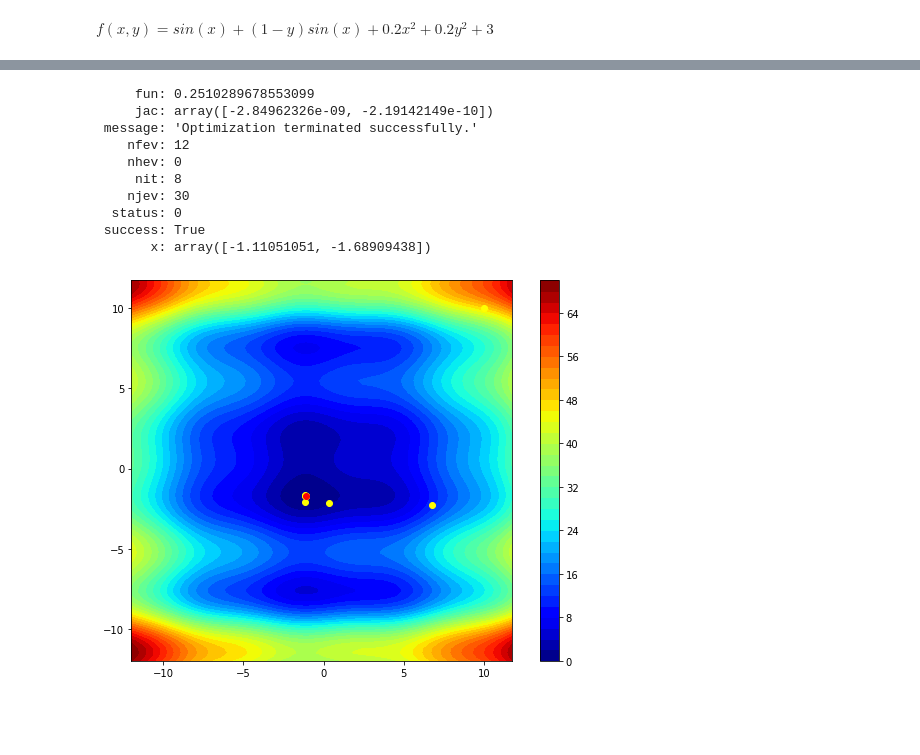
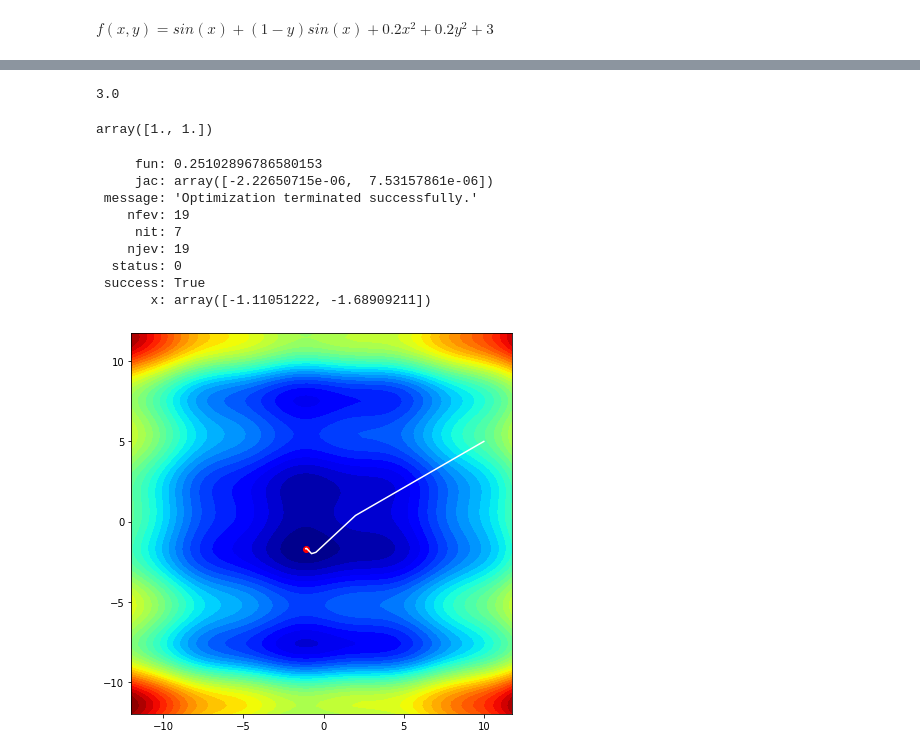
Before and after one commit to semeniuta/Optimization-Notebooks, a Jupyter notebook: iterarative_multiple_minima.ipynb, the cells around one changed output, grey strips where cells are left out. Drawn from its saved outputs; the diff is of its cells as text; code cells hidden in the pictures; blank space fills up the shorter version.

```diff
--- a/iterarative_multiple_minima.ipynb
+++ b/iterarative_multiple_minima.ipynb
@@ -64,5 +74,13 @@ func_hess = hessian(func)
+# %%
+func([0, 0])
+# %% [output]
+3.0
+# %%
+func_grad(np.array([0., 0.]))
+# %% [output]
+array([1., 1.])
 # %%
-guess = [10, 10]
+guess = [10, 5]
 
 x_interim = [guess, ]
 
@@ -72,35 +90,33 @@ def monitor(x):
 res = opt.minimize(
     func,
     x0=guess,
-    method='Newton-CG',
+    method='CG',
     jac=func_grad,
-    #hess=func_hess,
-    options={'eps': 4e-2},
     callback=monitor
 )
 
 print(res)
 # %% [output]
-     fun: 0.2510289678553099
-     jac: array([-2.84962326e-09, -2.19142149e-10])
+     fun: 0.25102896786580153
+     jac: array([-2.22650715e-06,  7.53157861e-06])
  message: 'Optimization terminated successfully.'
-    nfev: 12
-    nhev: 0
-     nit: 8
-    njev: 30
+    nfev: 19
+     nit: 7
+    njev: 19
   status: 0
  success: True
-       x: array([-1.11051051, -1.68909438])
+       x: array([-1.11051222, -1.68909211])
 # %%
 x_interim_np = np.array(x_interim)
 
-fig = plt.figure(figsize=(10, 7))
+fig, ax = plt.subplots(figsize=(10, 7))
+ax.set_aspect('equal')
 
-plot_contour(domain_xy[0], domain_xy[1], func_z, fig=fig, cmap='jet', levels=40)
+ax.contourf(domain_xy[0], domain_xy[1], func_z, cmap='jet', levels=40)
 
-plt.scatter(x_interim_np[:, 0], x_interim_np[:, 1], color='yellow')
+ax.plot(x_interim_np[:, 0], x_interim_np[:, 1], color='white')
+ax.scatter(res.x[0], res.x[1], color='r')
 
-plt.scatter(res.x[0], res.x[1], color='r')
 plt.show()
 # %% [output]
-[figure, old version]
+[figure, new version]
```
Also changed, not shown: parts of 4 cells of this notebook.
